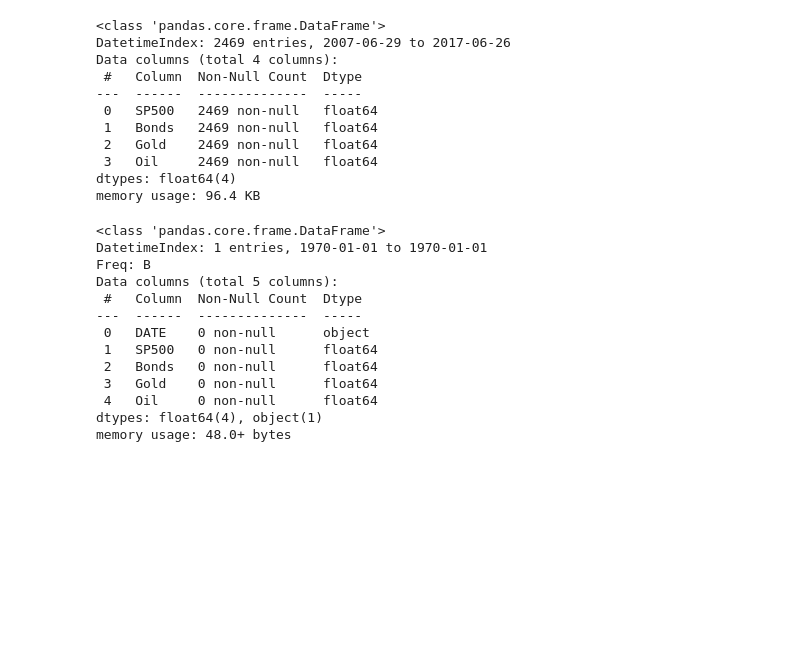
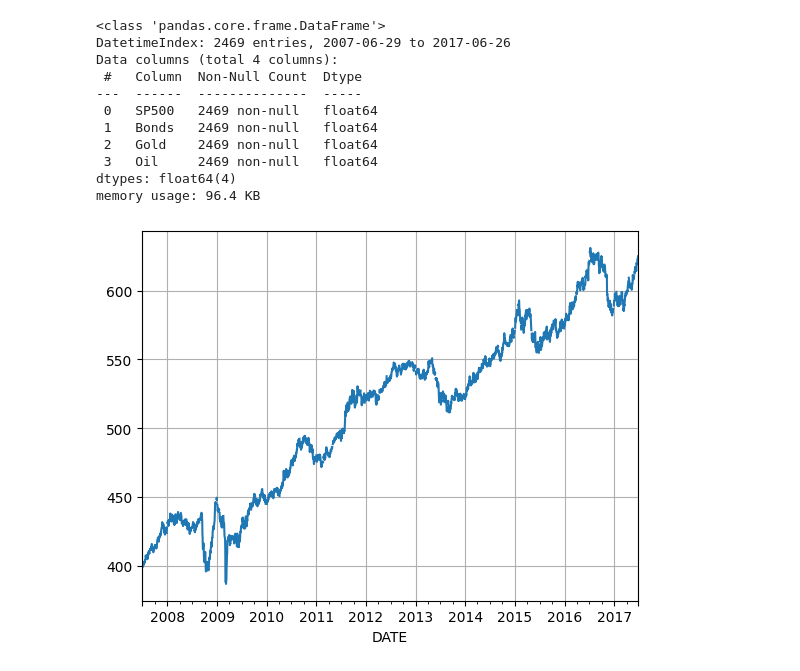
Before and after one commit to ibrahimediz/timeseriesanalysandforecasting0712_1112_23, a Jupyter notebook: Egzersizler/Gozde/01_EgzersizManipulate.ipynb, the cells around one changed output. Drawn from its saved outputs; the diff is of its cells as text; code cells hidden in the pictures; blank space fills up the shorter version.

```diff
--- a/Egzersizler/Gozde/01_EgzersizManipulate.ipynb
+++ b/Egzersizler/Gozde/01_EgzersizManipulate.ipynb
@@ -65,19 +65,8 @@ memory usage: 96.4 KB
 # %%
 #frekansın isgunu haline getirilmesi
 df = df.asfreq('B')
-# %%
-df.info()
-# %% [output]
-<class 'pandas.core.frame.DataFrame'>
-DatetimeIndex: 1 entries, 1970-01-01 to 1970-01-01
-Freq: B
-Data columns (total 5 columns):
- #   Column  Non-Null Count  Dtype
----  ------  --------------  -----
- 0   DATE    0 non-null      object
- 1   SP500   0 non-null      float64
- 2   Bonds   0 non-null      float64
- 3   Gold    0 non-null      float64
- 4   Oil     0 non-null      float64
-dtypes: float64(4), object(1)
-memory usage: 48.0+ bytes
+# %%
+df["Bonds"].plot(grid=True)
+plt.show()
+# %% [output]
+[figure, added]
```
Also changed, not shown: parts of 5 cells of this notebook, 15 other files.
